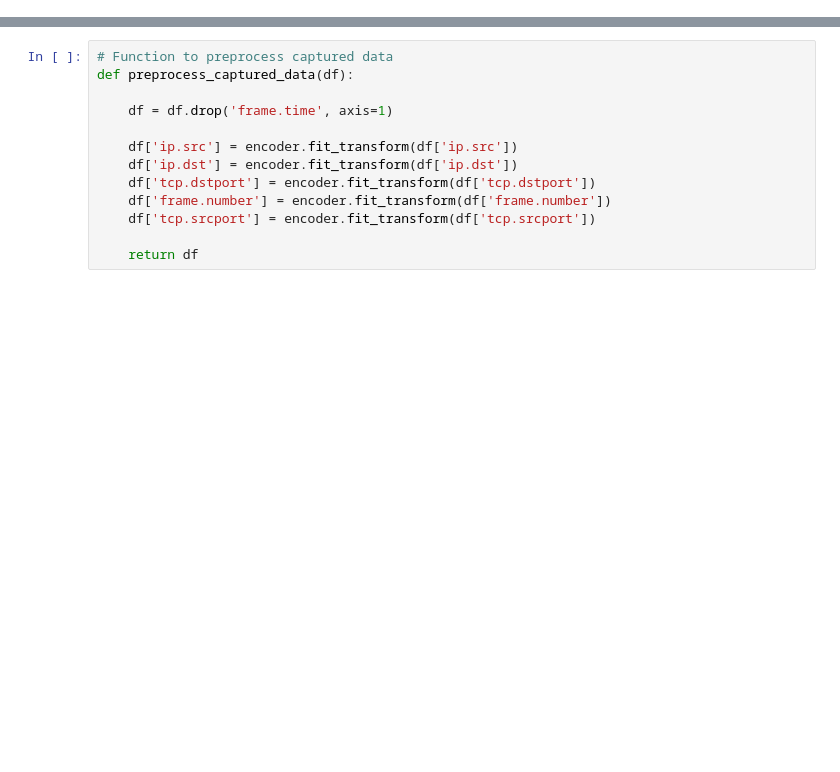
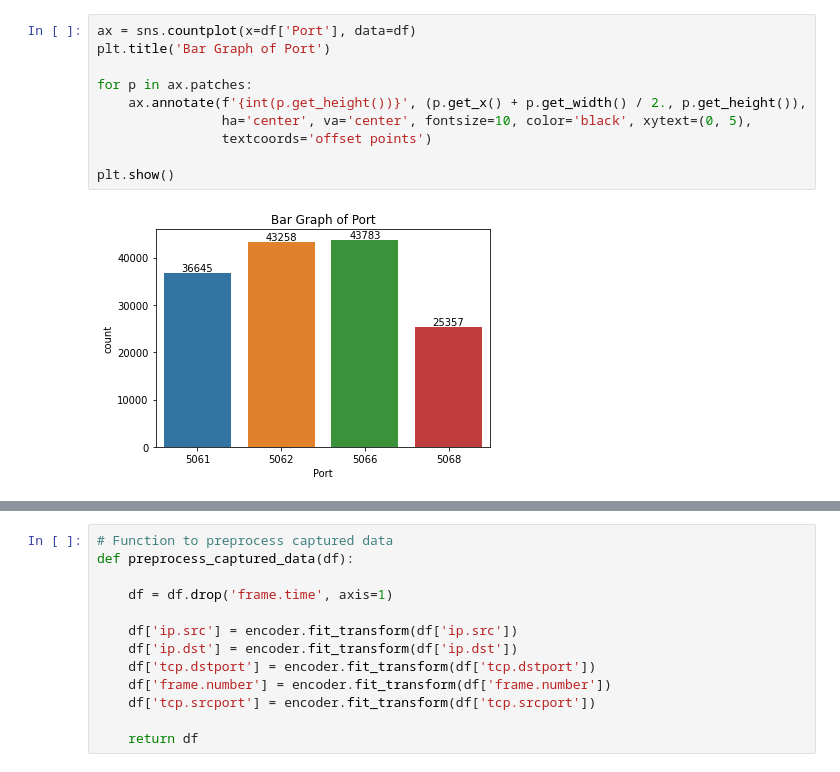
Before and after one commit to DSLUCIFER/Network-intrusion-detection, a Jupyter notebook: Research.ipynb, the cells around one changed output, grey strips where cells are left out. Cells and saved outputs as stored; diff of their text form; blank space fills up the shorter version.

```diff
--- a/Research.ipynb
+++ b/Research.ipynb
@@ -520,0 +127,12 @@ Successfully installed pyshark-0.6
+# %%
+ax = sns.countplot(x=df['Port'], data=df)
+plt.title('Bar Graph of Port')
+
+for p in ax.patches:
+    ax.annotate(f'{int(p.get_height())}', (p.get_x() + p.get_width() / 2., p.get_height()),
+                ha='center', va='center', fontsize=10, color='black', xytext=(0, 5),
+                textcoords='offset points')
+
+plt.show()
+# %% [output]
+[figure, added]
```
Also changed, not shown: parts of 56 cells of this notebook.
